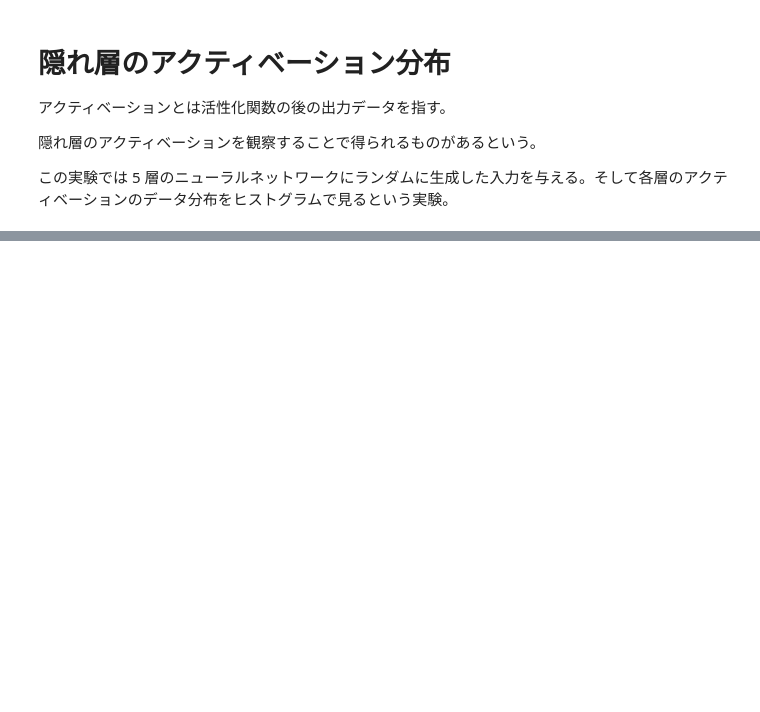
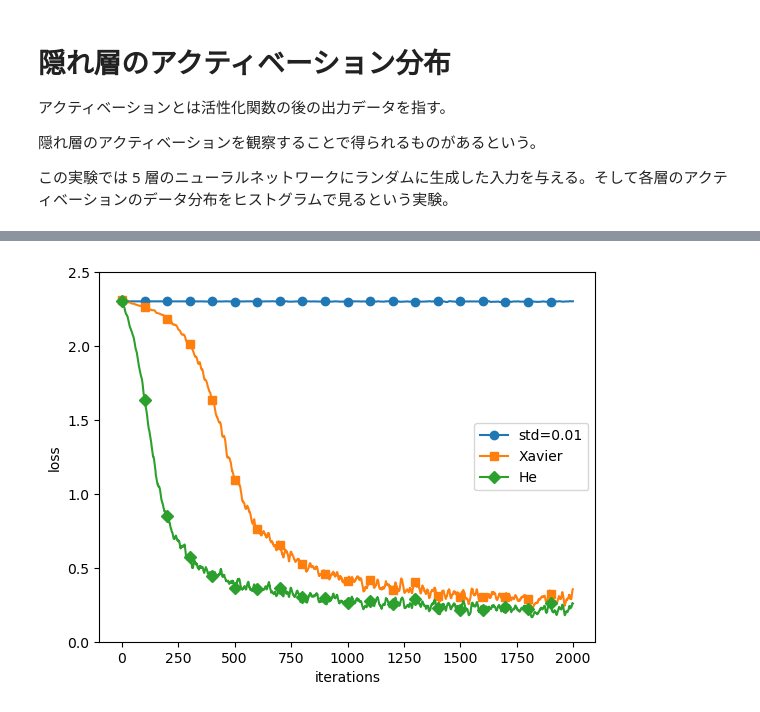
Before and after one commit to dan848484/deep-learning-from-scratch, a Jupyter notebook: chapter6.ipynb, the cells around one changed output, grey strips where cells are left out. Drawn from its saved outputs; the diff is of its cells as text; code cells hidden in the pictures; blank space fills up the shorter version.

```diff
--- a/chapter6.ipynb
+++ b/chapter6.ipynb
@@ -270,0 +271,71 @@ plt.show()
+# %%
+# coding: utf-8
+import os
+import sys
+
+sys.path.append(os.pardir)  # 親ディレクトリのファイルをインポートするための設定
+import numpy as np
+import matplotlib.pyplot as plt
+from dataset.mnist import load_mnist
+from common.util import smooth_curve
+from common.multi_layer_net import MultiLayerNet
+from common.optimizer import SGD
+
+
+# 0:MNISTデータの読み込み==========
+(x_train, t_train), (x_test, t_test) = load_mnist(normalize=True)
+
+train_size = x_train.shape[0]
+batch_size = 128
+max_iterations = 2000
+
+
+# 1:実験の設定==========
+weight_init_types = {"std=0.01": 0.01, "Xavier": "sigmoid", "He": "relu"}
+optimizer = SGD(lr=0.01)
+
+networks = {}
+train_loss = {}
+for key, weight_type in weight_init_types.items():
+    networks[key] = MultiLayerNet(
+        input_size=784,
+        hidden_size_list=[100, 100, 100, 100],
+        output_size=10,
+        weight_init_std=weight_type,
+    )
+    train_loss[key] = []
+
+
+# 2:訓練の開始==========
+for i in range(max_iterations):
+    batch_mask = np.random.choice(train_size, batch_size)
+    x_batch = x_train[batch_mask]
+    t_batch = t_train[batch_mask]
+
+    for key in weight_init_types.keys():
+        grads = networks[key].gradient(x_batch, t_batch)
+        optimizer.update(networks[key].params, grads)
+
+        loss = networks[key].loss(x_batch, t_batch)
+        train_loss[key].append(loss)
+
+    if i % 100 == 0:
+        print("===========" + "iteration:" + str(i) + "===========")
+        for key in weight_init_types.keys():
+            loss = networks[key].loss(x_batch, t_batch)
+            print(key + ":" + str(loss))
+
+
+# 3.グラフの描画==========
+markers = {"std=0.01": "o", "Xavier": "s", "He": "D"}
+x = np.arange(max_iterations)
+for key in weight_init_types.keys():
+    plt.plot(
+        x, smooth_curve(train_loss[key]), marker=markers[key], markevery=100, label=key
+    )
+plt.xlabel("iterations")
+plt.ylabel("loss")
+plt.ylim(0, 2.5)
+plt.legend()
+plt.show()
+# %% [output]
@@ -270,0 +359 @@ plt.show()
+[figure, added]
```
Also changed, not shown: parts of 2 cells of this notebook.
